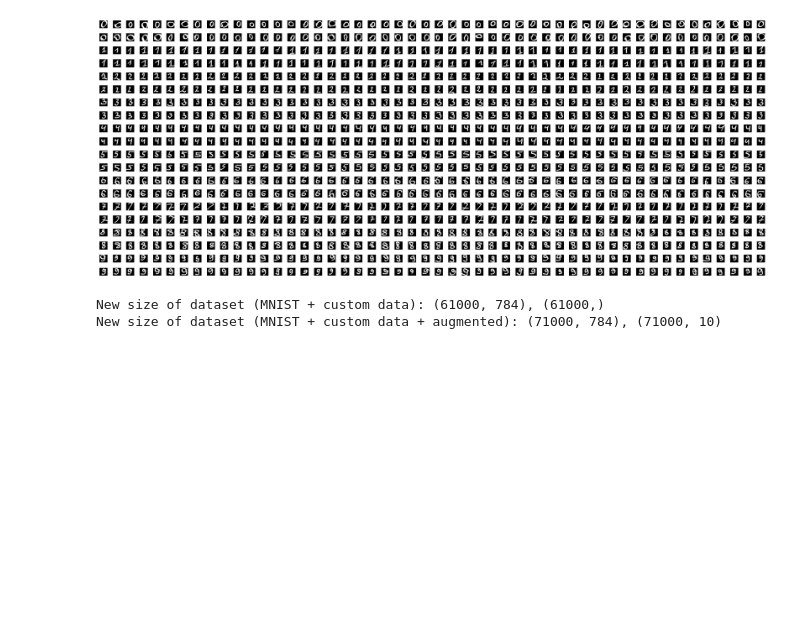
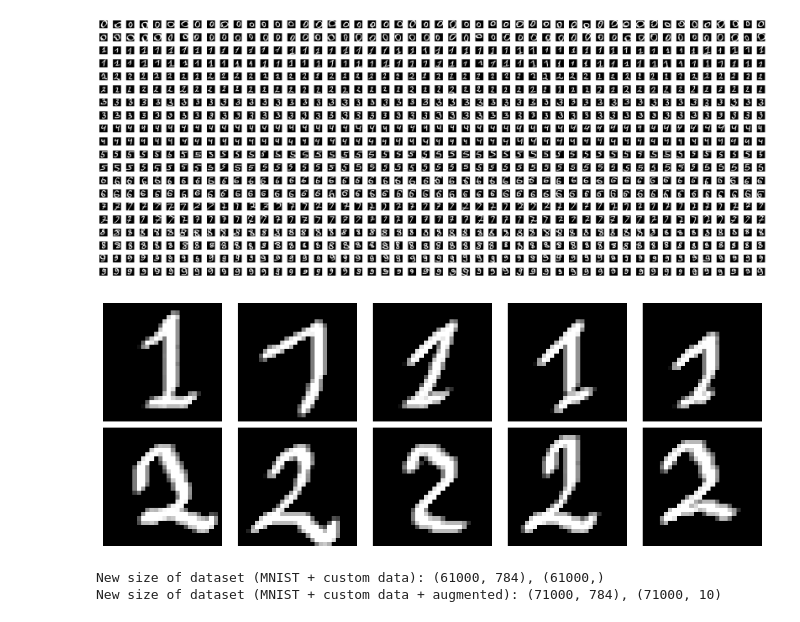
Before and after one commit to DmitriyHSE/A-neural-network-from-scratch-for-MNIST, a Jupyter notebook: MNIST_Neural_Network.ipynb, the cells around one changed output. Drawn from its saved outputs; the diff is of its cells as text; code cells hidden in the pictures; blank space fills up the shorter version.

```diff
--- a/MNIST_Neural_Network.ipynb
+++ b/MNIST_Neural_Network.ipynb
@@ -124,6 +127,10 @@ y_custom = np.load("1000 custom digits y.npy")
 plot_images(x_custom_flat, None, 20, 50, figsize=(20,8))
 # %% [output]
 [figure]
+# %%
+plot_images(x_custom_flat[195:205], None, 2, 5, figsize=(10,4))
+# %% [output]
+[figure, added]
 # %%
 # Join custom dataset with original one
 x_train_flat = np.concatenate((x_train_flat, x_custom_flat), axis=0) # 60000 + 1000
```
Also changed, not shown: parts of 4 cells of this notebook.
